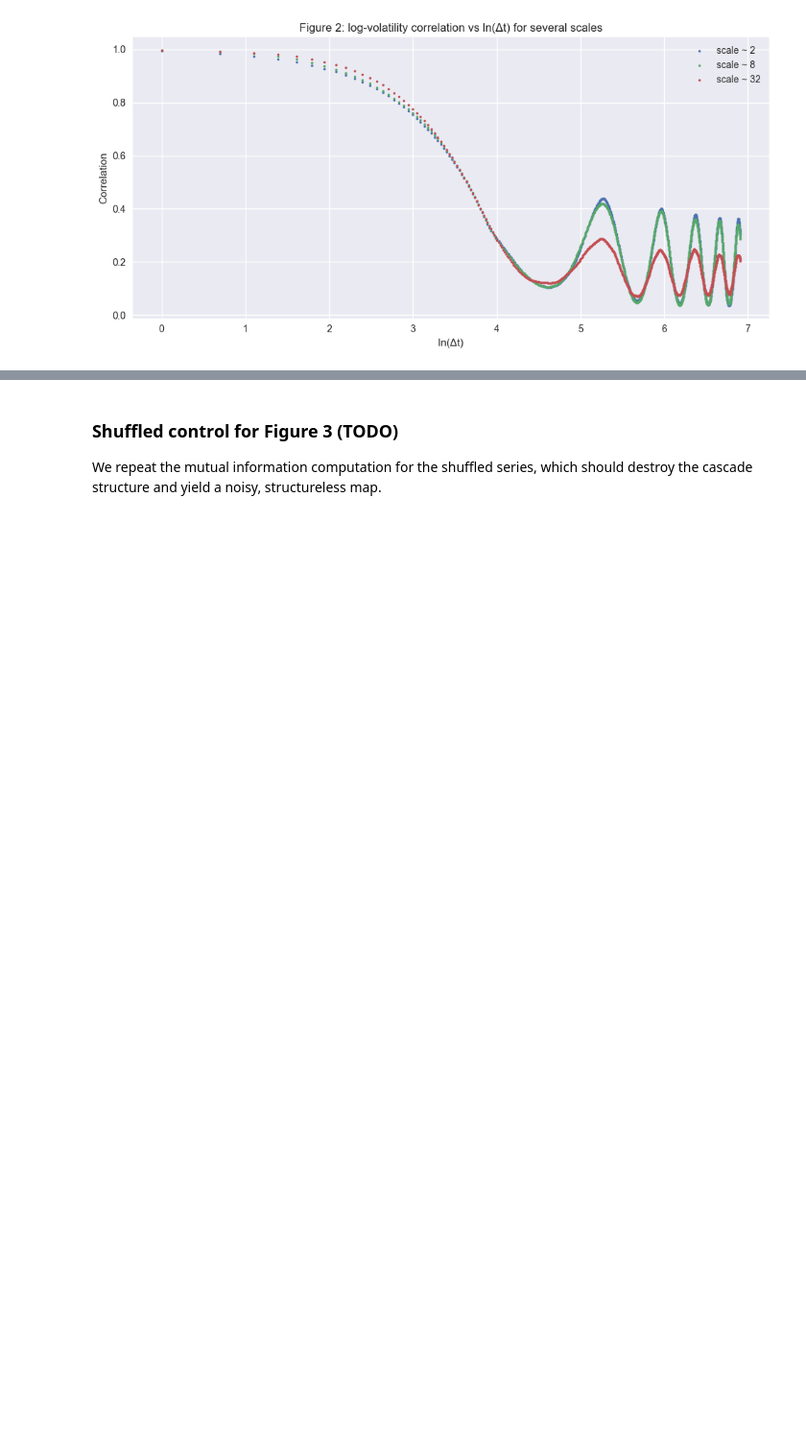
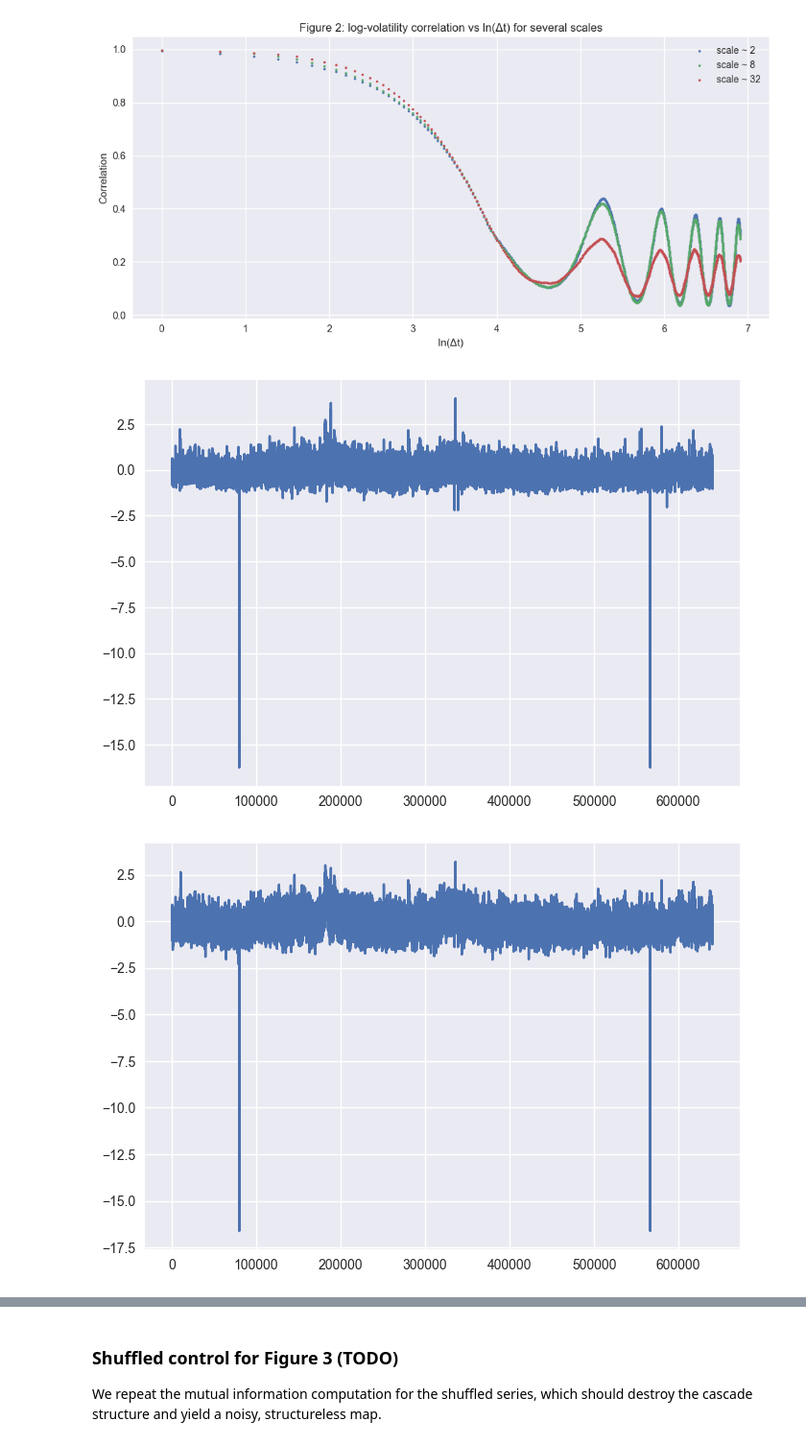
Before and after one commit to filipchudzynski/stock-market-non-gaussianity-analyzer_v2, a Jupyter notebook: paper_simulation.ipynb, the cells around one changed output, grey strips where cells are left out. Shown at 96% size. Drawn from its saved outputs; the diff is of its cells as text; code cells hidden in the pictures; blank space fills up the shorter version.

```diff
--- a/paper_simulation.ipynb
+++ b/paper_simulation.ipynb
@@ -301,3 +323,10 @@ plt.tight_layout()
 plt.show()
 # %% [output]
 [figure]
+# %%
+for w_a_centered in w_a_centered_list:
+    plt.plot(w_a_centered)
+    plt.show()
+# %% [output]
+[figure, added]
+[figure, added]
```
Also changed, not shown: parts of 11 cells of this notebook.
